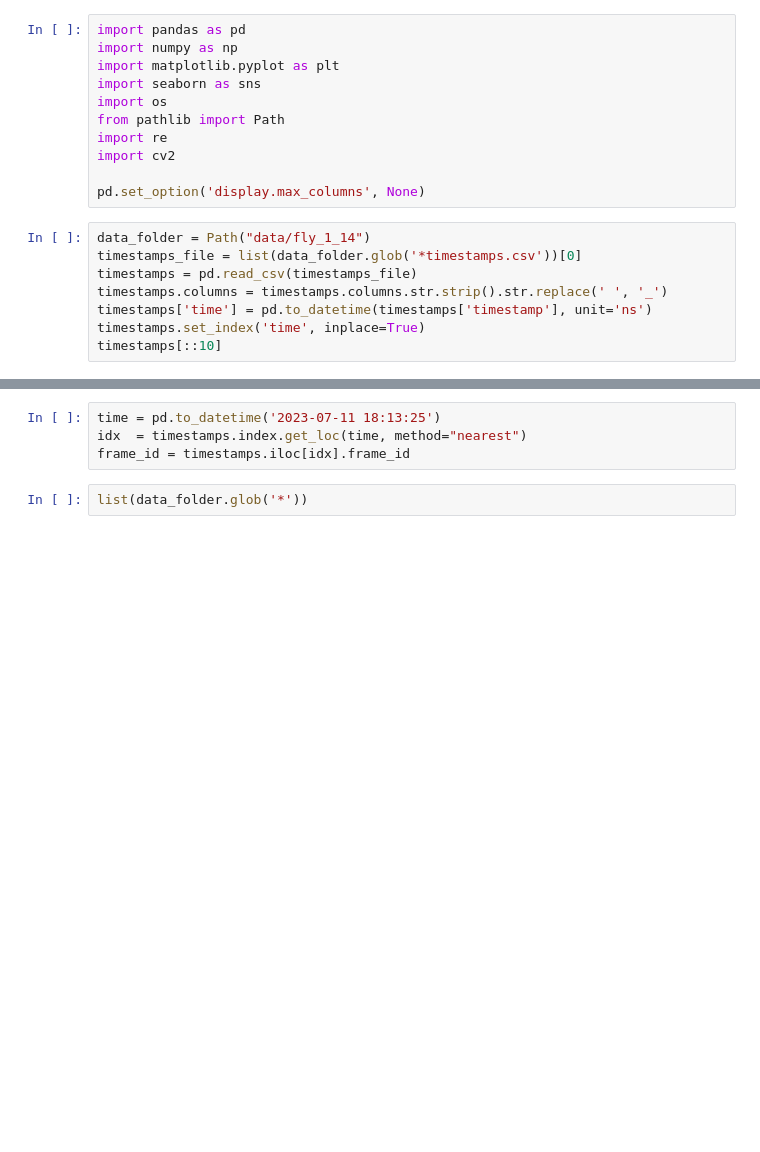
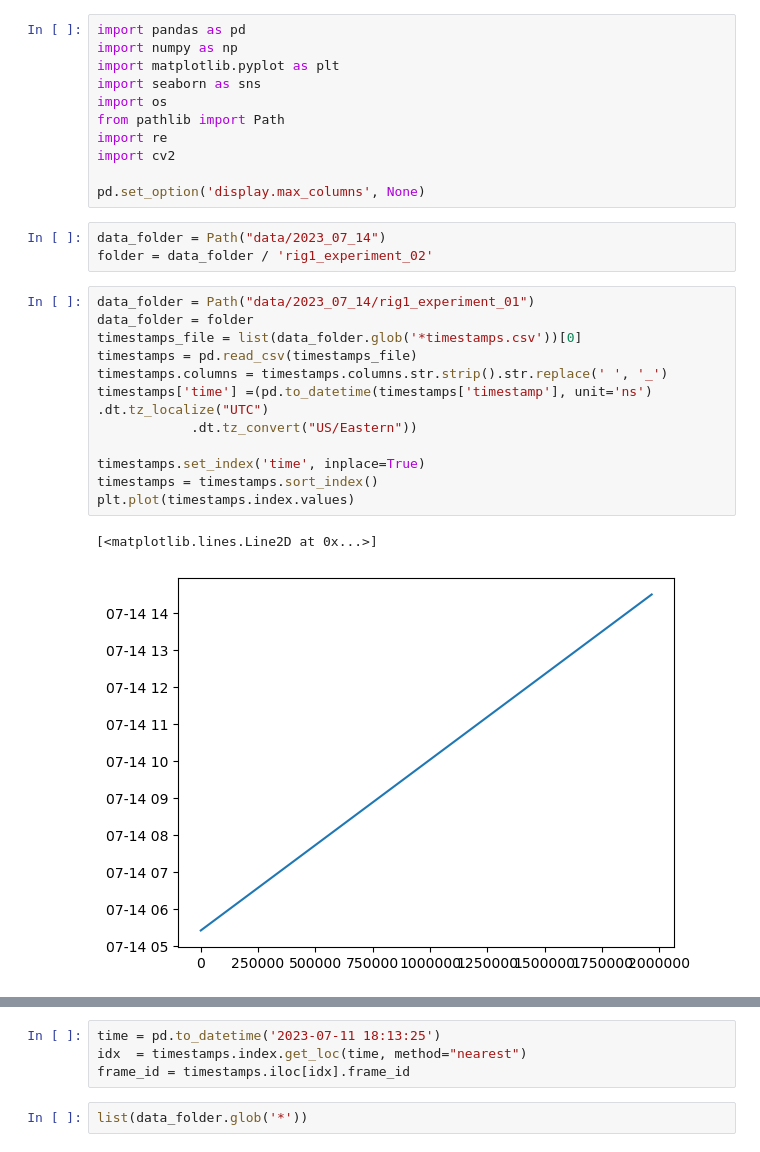
Before and after one commit to jazzlw/two_axis_gap_wheel_analysis, a Jupyter notebook: two_axis_gap_testing.ipynb, the cells around one changed output, grey strips where cells are left out. Cells and saved outputs as stored; diff of their text form; blank space fills up the shorter version.

```diff
--- a/two_axis_gap_testing.ipynb
+++ b/two_axis_gap_testing.ipynb
@@ -9,11 +9,21 @@ import re
 import cv2
 
 pd.set_option('display.max_columns', None)
+# %%
+data_folder = Path("data/2023_07_14")
+folder = data_folder / 'rig1_experiment_02'
 # %%
-data_folder = Path("data/fly_1_14")
+data_folder = Path("data/2023_07_14/rig1_experiment_01")
+data_folder = folder
 timestamps_file = list(data_folder.glob('*timestamps.csv'))[0]
 timestamps = pd.read_csv(timestamps_file)
 timestamps.columns = timestamps.columns.str.strip().str.replace(' ', '_')
-timestamps['time'] = pd.to_datetime(timestamps['timestamp'], unit='ns')
+timestamps['time'] =(pd.to_datetime(timestamps['timestamp'], unit='ns')            .dt.tz_localize("UTC")
+            .dt.tz_convert("US/Eastern"))
+
 timestamps.set_index('time', inplace=True)
-timestamps[::10]
+timestamps = timestamps.sort_index()
+plt.plot(timestamps.index.values)
+# %% [output]
+[<matplotlib.lines.Line2D at 0x...>]
+[figure, added]
```
Also changed, not shown: parts of 9 cells of this notebook, 2 other files.
